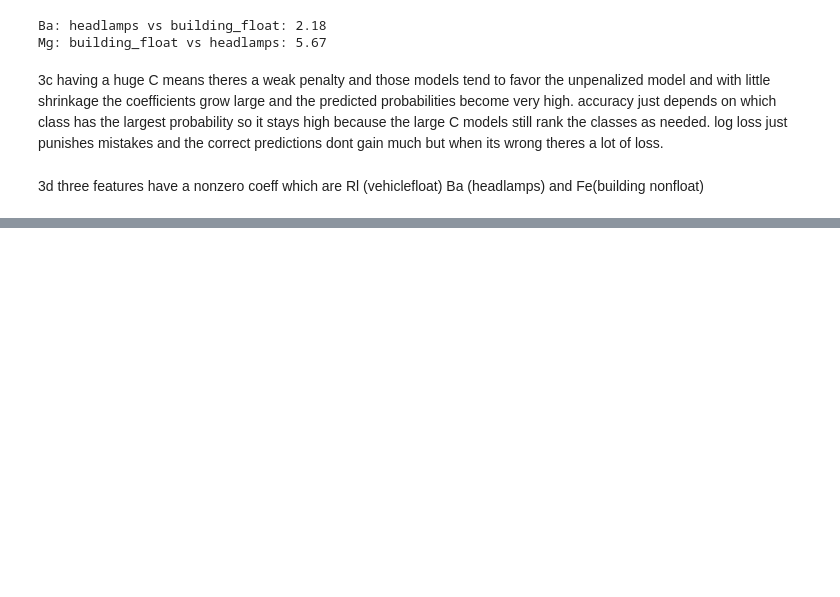
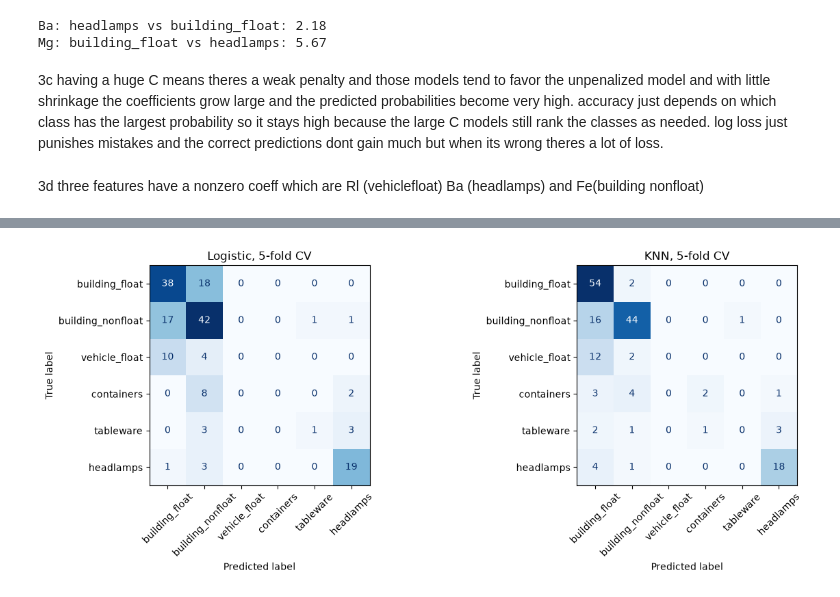
Before and after one commit to exoticlily25/ds6021-f26-qyc6ej, a Jupyter notebook: homework/lab7/p2_p3.ipynb, the cells around one changed output, grey strips where cells are left out. Saved outputs shown, nothing was run; the diff lists cells and outputs as text; code cells hidden in the pictures; blank space fills up the shorter version.

```diff
--- a/homework/lab7/p2_p3.ipynb
+++ b/homework/lab7/p2_p3.ipynb
@@ -261,0 +303,8 @@ three features have a nonzero coeff which are Rl (vehiclefloat) Ba (headlamps) a
+# %%
+best_ll = knn_results.loc[knn_results["log loss (mean)"].idxmin()]
+best_acc = knn_results.loc[knn_results["accuracy (mean)"].idxmax()]
+print("lowest log loss:\n", best_ll.round(4).to_dict())
+print("highest accuracy:\n", best_acc.round(4).to_dict())
+print(knn_results[(knn_results.k == 1)].round(4).to_string())
+k_best, p_best = int(best_ll["k"]), int(best_ll["p"])
+model_knn = make_knn(k_best, p_best)
@@ -261,0 +353,10 @@ three features have a nonzero coeff which are Rl (vehiclefloat) Ba (headlamps) a
+# %%
+summary = pd.DataFrame({
+    f"LR: {method_best} (C={C_best})": cv_scores(model_best),
+    f"KNN (k={k_best}, p={p_best})": cv_scores(model_knn)}).T
+display(summary.round(4))
+
+pred_knn = cv_pred(model_knn)
+recall_tbl = pd.DataFrame({"logistic": recall_score(y_train, pred_lr, average=None),
+                           "KNN": recall_score(y_train, pred_knn, average=None)}, index=labels).round(3)
+display(recall_tbl)
@@ -261,0 +374,8 @@ three features have a nonzero coeff which are Rl (vehiclefloat) Ba (headlamps) a
+# %%
+fig, axes = plt.subplots(1, 2, figsize=(13, 5))
+for ax, (nm, pr) in zip(axes, [("Logistic", pred_lr), ("KNN", pred_knn)]):
+    ConfusionMatrixDisplay.from_predictions(y_train, pr, display_labels=labels, cmap="Blues", colorbar=False, ax=ax, xticks_rotation=45)
+    ax.set_title(f"{nm}, 5-fold CV")
+plt.tight_layout(); plt.show()
+# %% [output]
+[figure, added]
```
Also changed, not shown: parts of 13 cells of this notebook.
